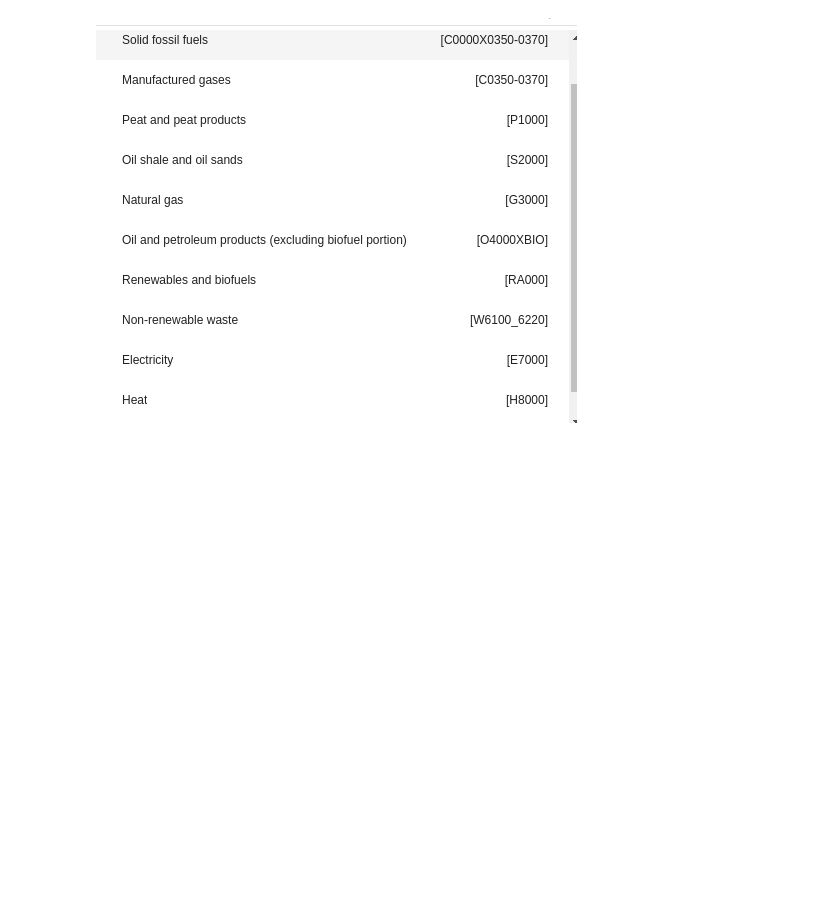
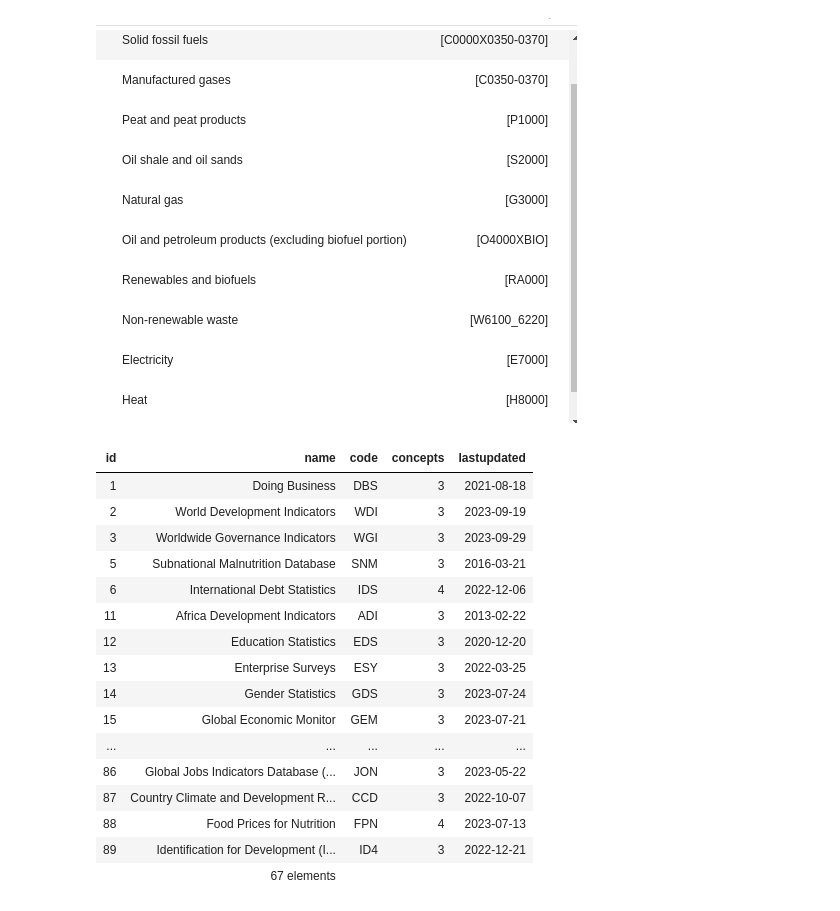
Before and after one commit to CaspervanWetten/DataDetectives, a Jupyter notebook: notebook/EUROSTAT API.ipynb, the cells around one changed output. Drawn from its saved outputs; the diff is of its cells as text; code cells hidden in the pictures; blank space fills up the shorter version.

```diff
--- a/notebook/EUROSTAT API.ipynb
+++ b/notebook/EUROSTAT API.ipynb
@@ -100,0 +157,22 @@ print(split_values_list)
+# %%
+import wbgapi as wb
+
+wb.source.info()
+# %% [output]
+| id | name | code | concepts | lastupdated |
+| 1 | Doing Business | DBS | 3 | 2021-08-18 |
+| 2 | World Development Indicators | WDI | 3 | 2023-09-19 |
+| 3 | Worldwide Governance Indicators | WGI | 3 | 2023-09-29 |
+| 5 | Subnational Malnutrition Database | SNM | 3 | 2016-03-21 |
+| 6 | International Debt Statistics | IDS | 4 | 2022-12-06 |
+| 11 | Africa Development Indicators | ADI | 3 | 2013-02-22 |
+| 12 | Education Statistics | EDS | 3 | 2020-12-20 |
+| 13 | Enterprise Surveys | ESY | 3 | 2022-03-25 |
+| 14 | Gender Statistics | GDS | 3 | 2023-07-24 |
+| 15 | Global Economic Monitor | GEM | 3 | 2023-07-21 |
+| ... | ... | ... | ... | ... |
+| 86 | Global Jobs Indicators Database (... | JON | 3 | 2023-05-22 |
+| 87 | Country Climate and Development R... | CCD | 3 | 2022-10-07 |
+| 88 | Food Prices for Nutrition | FPN | 4 | 2023-07-13 |
+| 89 | Identification for Development (I... | ID4 | 3 | 2022-12-21 |
+|  | 67 elements |  |  |  |
```
Also changed, not shown: parts of 3 cells of this notebook, 3 other files.
